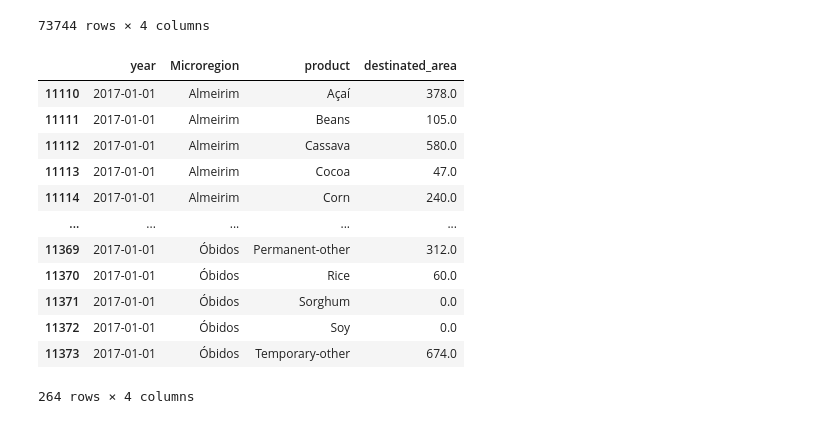
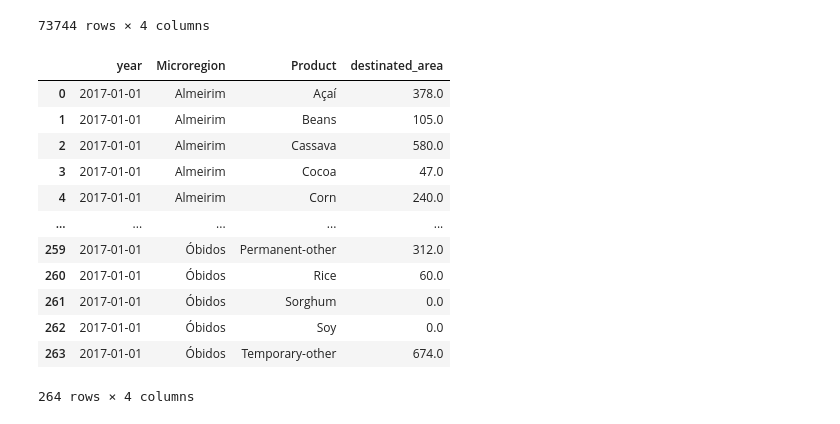
Before and after one commit to CEDipEngineering/BainStrategicChallenge, a Jupyter notebook: FaseFinal/explore.ipynb, the cells around one changed output. Cells and saved outputs as stored; diff of their text form; code cells hidden in the pictures.

```diff
--- a/FaseFinal/explore.ipynb
+++ b/FaseFinal/explore.ipynb
@@ -218,19 +218,21 @@ df_orig
 # %%
 df_mic_prod_area_by_year = df_mic.merge(df_orig, on='city_code', how='right')[['year', 'Microregion', 'product', 'destinated_area']].groupby(['year', 'Microregion', 'product']).sum().reset_index()
 # %%
-df_mic_prod_area_by_year.loc[df_mic_prod_area_by_year['year'] == '2017-01-01']
+df_mic_prod_area_by_year = df_mic_prod_area_by_year.loc[df_mic_prod_area_by_year['year'] == '2017-01-01'].reset_index().drop('index',axis=1)
+df_mic_prod_area_by_year = df_mic_prod_area_by_year.rename({'product':'Product'}, axis=1)
+df_mic_prod_area_by_year
 # %% [output]
-|  | year | Microregion | product | destinated_area |
-| 11110 | 2017-01-01 | Almeirim | Açaí | 378.0 |
-| 11111 | 2017-01-01 | Almeirim | Beans | 105.0 |
-| 11112 | 2017-01-01 | Almeirim | Cassava | 580.0 |
-| 11113 | 2017-01-01 | Almeirim | Cocoa | 47.0 |
-| 11114 | 2017-01-01 | Almeirim | Corn | 240.0 |
+|  | year | Microregion | Product | destinated_area |
+| 0 | 2017-01-01 | Almeirim | Açaí | 378.0 |
+| 1 | 2017-01-01 | Almeirim | Beans | 105.0 |
+| 2 | 2017-01-01 | Almeirim | Cassava | 580.0 |
+| 3 | 2017-01-01 | Almeirim | Cocoa | 47.0 |
+| 4 | 2017-01-01 | Almeirim | Corn | 240.0 |
 | ... | ... | ... | ... | ... |
-| 11369 | 2017-01-01 | Óbidos | Permanent-other | 312.0 |
-| 11370 | 2017-01-01 | Óbidos | Rice | 60.0 |
-| 11371 | 2017-01-01 | Óbidos | Sorghum | 0.0 |
-| 11372 | 2017-01-01 | Óbidos | Soy | 0.0 |
-| 11373 | 2017-01-01 | Óbidos | Temporary-other | 674.0 |
+| 259 | 2017-01-01 | Óbidos | Permanent-other | 312.0 |
+| 260 | 2017-01-01 | Óbidos | Rice | 60.0 |
+| 261 | 2017-01-01 | Óbidos | Sorghum | 0.0 |
+| 262 | 2017-01-01 | Óbidos | Soy | 0.0 |
+| 263 | 2017-01-01 | Óbidos | Temporary-other | 674.0 |
 264 rows × 4 columns
 # %%
```
Also changed, not shown: parts of 11 cells of this notebook, 1 other file.
